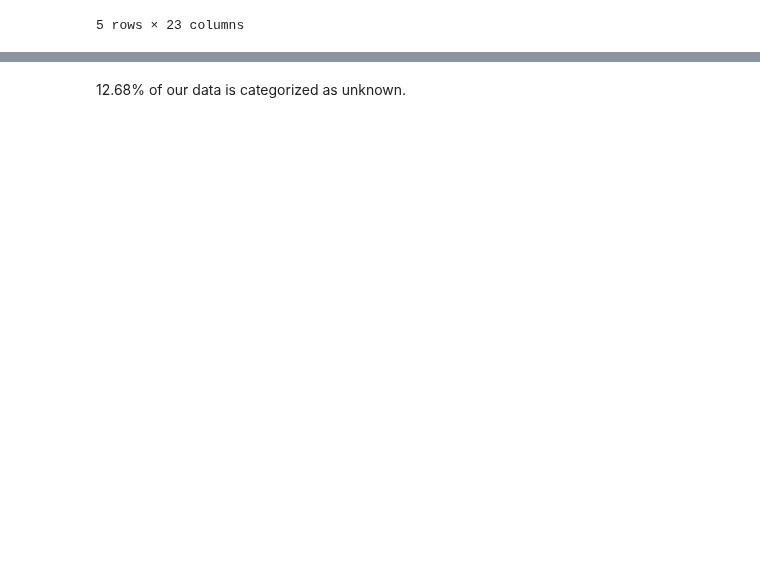
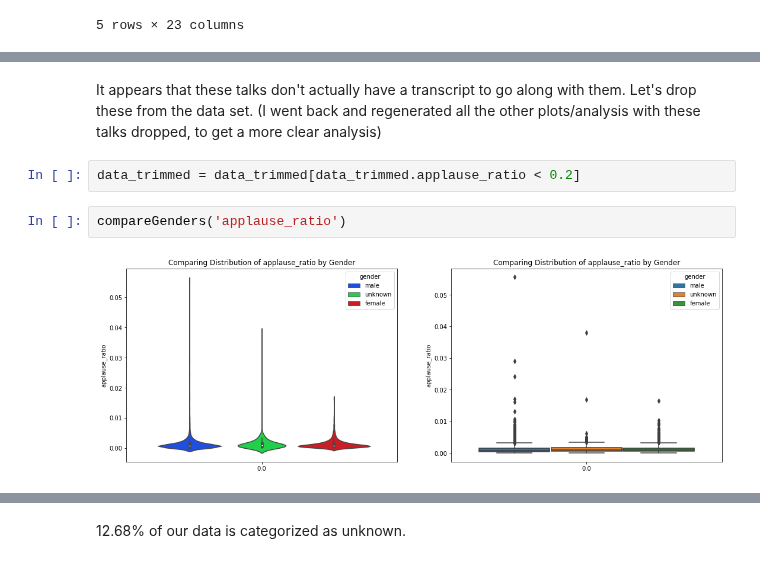
Before and after one commit to GreenMouth/Data-Science-Lab-Final-Project, a Jupyter notebook: src/Data-Exploration.ipynb, the cells around one changed output, grey strips where cells are left out. Drawn from its saved outputs; the diff is of its cells as text; blank space fills up the shorter version.

```diff
--- a/src/Data-Exploration.ipynb
+++ b/src/Data-Exploration.ipynb
@@ -351,0 +433,8 @@ plt.show()
+# %% [markdown]
+It appears that these talks don't actually have a transcript to go along with them. Let's drop these from the data set. (I went back and regenerated all the other plots/analysis with these talks dropped, to get a more clear analysis)
+# %%
+data_trimmed = data_trimmed[data_trimmed.applause_ratio < 0.2]
+# %%
+compareGenders('applause_ratio')
+# %% [output]
+[figure, added]
```
Also changed, not shown: parts of 35 cells of this notebook, 1 other file.
